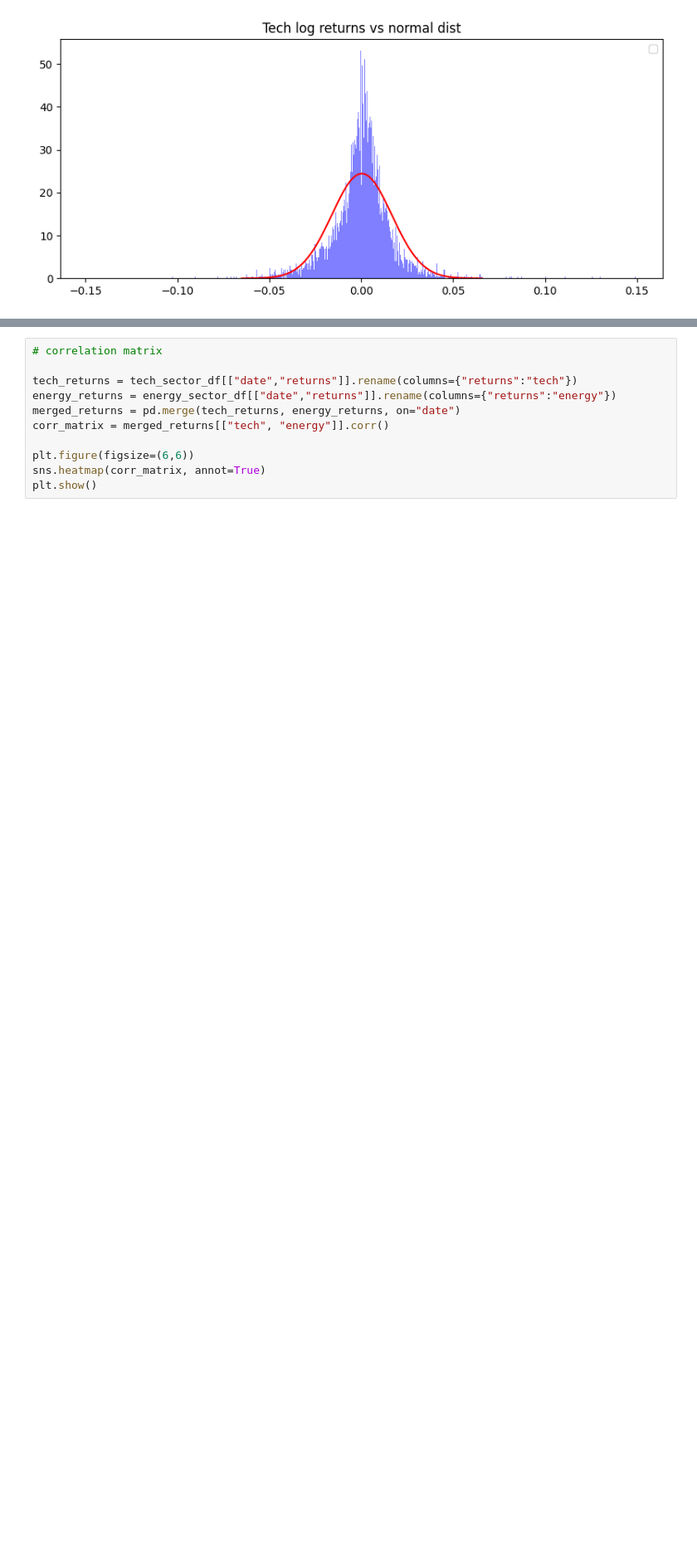
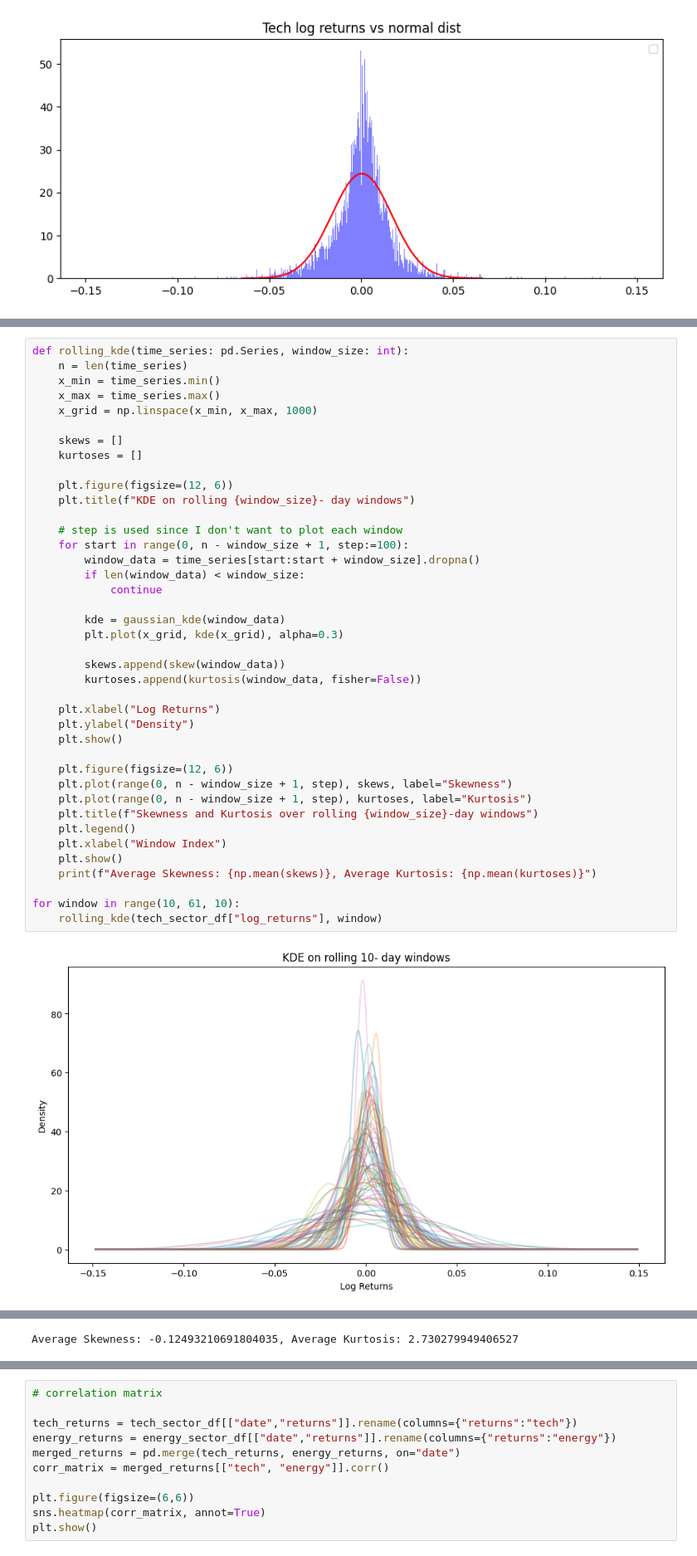
Before and after one commit to 4yushP4tel/RegimeDetectionAndPrediction, a Jupyter notebook: jupyterNoteBooks/regimeDetection.ipynb, the cells around one changed output, grey strips where cells are left out. Shown at 83% size. Drawn from its saved outputs; the diff is of its cells as text; blank space fills up the shorter version.

```diff
--- a/jupyterNoteBooks/regimeDetection.ipynb
+++ b/jupyterNoteBooks/regimeDetection.ipynb
@@ -73,0 +118,42 @@ From the plots above, we could see that adding noise does make a great differenc
+# %%
+def rolling_kde(time_series: pd.Series, window_size: int):
+    n = len(time_series)
+    x_min = time_series.min()
+    x_max = time_series.max()
+    x_grid = np.linspace(x_min, x_max, 1000)
+
+    skews = []
+    kurtoses = []
+
+    plt.figure(figsize=(12, 6))
+    plt.title(f"KDE on rolling {window_size}- day windows")
+
+    # step is used since I don't want to plot each window
+    for start in range(0, n - window_size + 1, step:=100):
+        window_data = time_series[start:start + window_size].dropna()
+        if len(window_data) < window_size:
+            continue
+
+        kde = gaussian_kde(window_data)
+        plt.plot(x_grid, kde(x_grid), alpha=0.3)
+
+        skews.append(skew(window_data))
+        kurtoses.append(kurtosis(window_data, fisher=False))
+
+    plt.xlabel("Log Returns")
+    plt.ylabel("Density")
+    plt.show()
+
+    plt.figure(figsize=(12, 6))
+    plt.plot(range(0, n - window_size + 1, step), skews, label="Skewness")
+    plt.plot(range(0, n - window_size + 1, step), kurtoses, label="Kurtosis")
+    plt.title(f"Skewness and Kurtosis over rolling {window_size}-day windows")
+    plt.legend()
+    plt.xlabel("Window Index")
+    plt.show()
+    print(f"Average Skewness: {np.mean(skews)}, Average Kurtosis: {np.mean(kurtoses)}")
+
+for window in range(10, 61, 10):
+    rolling_kde(tech_sector_df["log_returns"], window)
+# %% [output]
+[figure, added]
@@ -73,0 +161 @@ From the plots above, we could see that adding noise does make a great differenc
+Average Skewness: -0.12493210691804035, Average Kurtosis: 2.730279949406527
```
Also changed, not shown: parts of 8 cells of this notebook, 1 other file.
